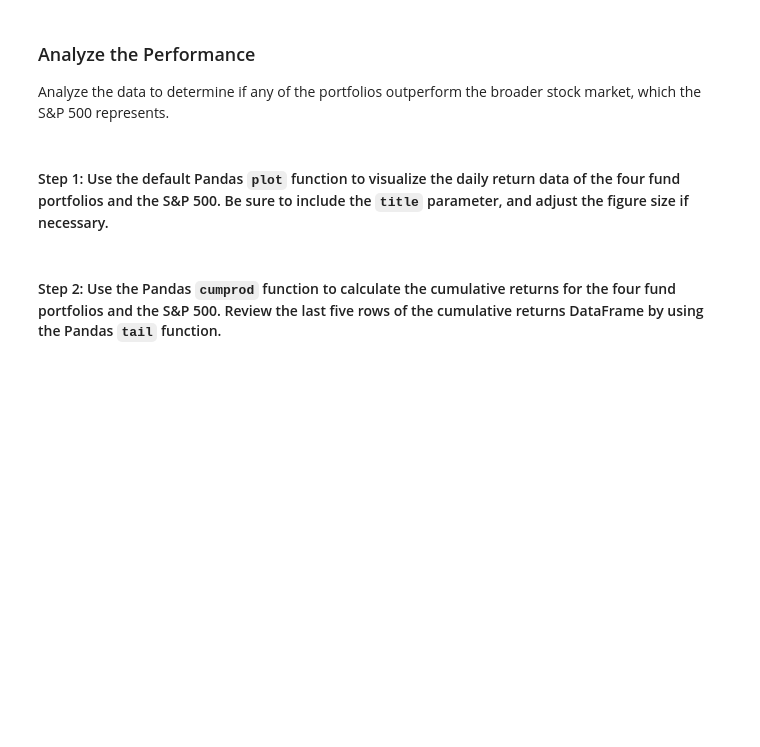
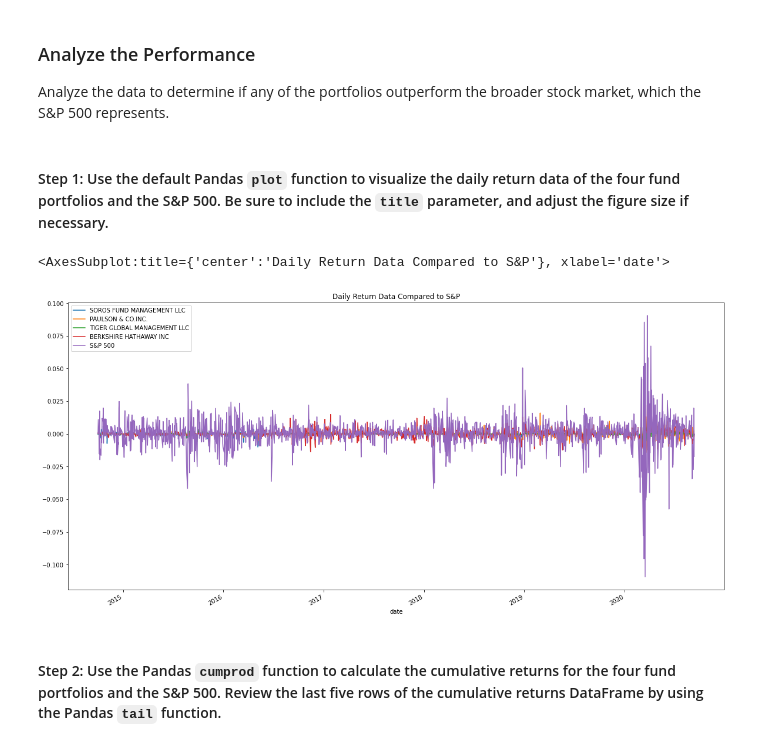
Before and after one commit to DynahB1/Challenge_04, a Jupyter notebook: Starter_Code/risk_return_analysis.ipynb, the cells around one changed output. Drawn from its saved outputs; the diff is of its cells as text; code cells hidden in the pictures; blank space fills up the shorter version.

```diff
--- a/Starter_Code/risk_return_analysis.ipynb
+++ b/Starter_Code/risk_return_analysis.ipynb
@@ -110,3 +110,6 @@ import seaborn as sns
 # %%
 # Import the data by reading in the CSV file and setting the DatetimeIndex
 # Review the first 5 rows of the DataFrame
+whale_navs_df = Path("./Resources/whale_navs.csv")
+# %%
+whale_navs_df = pd.read_csv(whale_navs_df, index_col="date", infer_datetime_format=True, parse_dates=True)
@@ -116,4 +129,4 @@ import seaborn as sns
 # Prepare for the analysis by converting the dataframe of NAVs and prices to daily returns
 # Drop any rows with all missing values
 # Review the first five rows of the daily returns DataFrame.
-# YOUR CODE HERE
+daily_returns_df = whale_navs_df.pct_change().dropna()
@@ -132,7 +155,10 @@ Analyze the data to determine if any of the portfolios outperform the broader st
 # %%
 # Plot the daily return data of the 4 funds and the S&P 500
 # Inclue a title parameter and adjust the figure size
-# YOUR CODE HERE
+daily_returns_df.plot(figsize=(20, 10), title="Daily Return Data Compared to S&P")
+# %% [output]
+<AxesSubplot:title={'center':'Daily Return Data Compared to S&P'}, xlabel='date'>
+[figure, added]
 # %% [markdown]
 #### Step 2: Use the Pandas `cumprod` function to calculate the cumulative returns for the four fund portfolios and the S&P 500. Review the last five rows of the cumulative returns DataFrame by using the Pandas `tail` function.
 # %%
```
Also changed, not shown: parts of 41 cells of this notebook.
